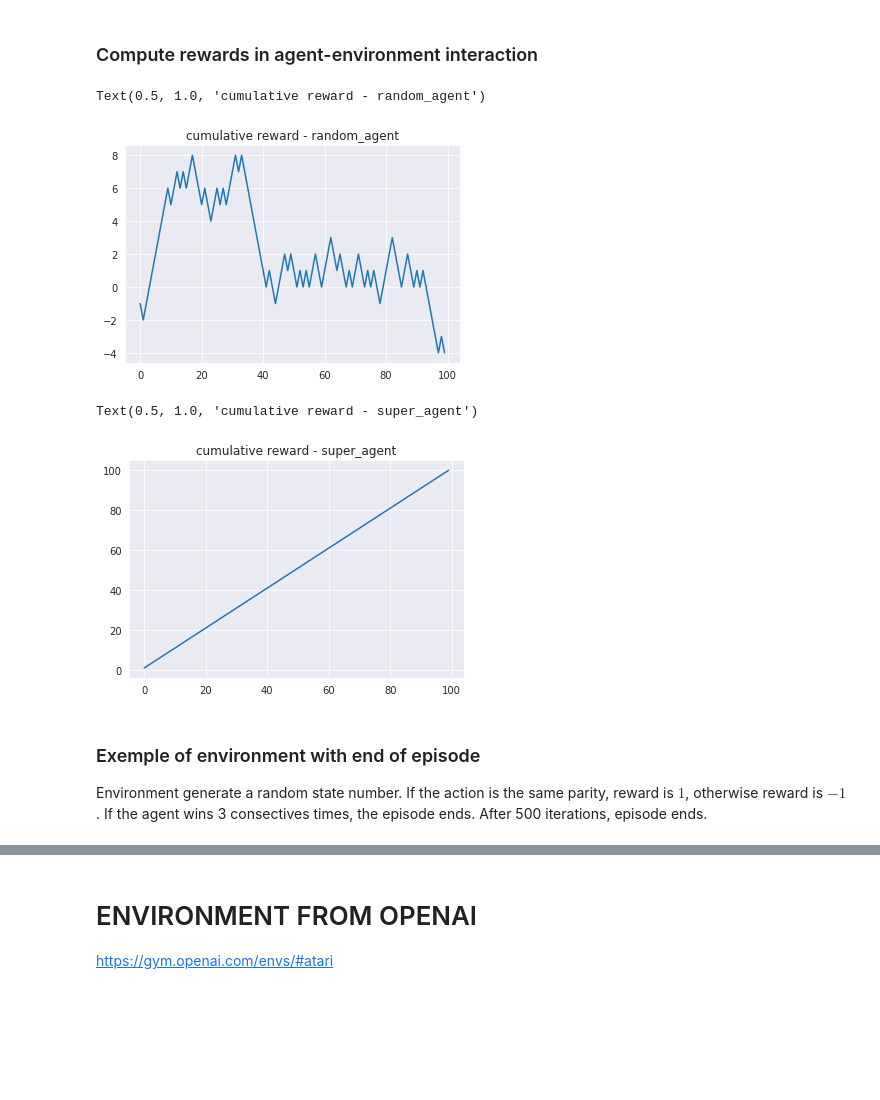
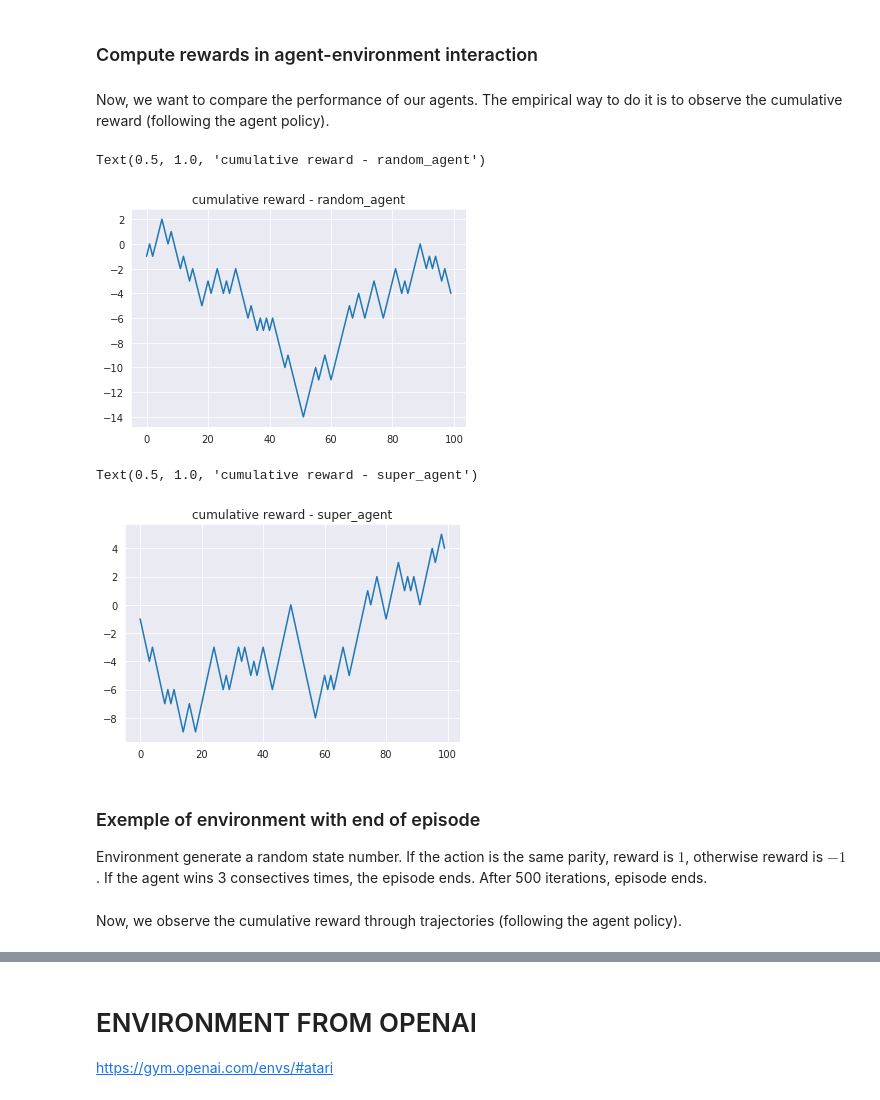
Before and after one commit to racousin/rl_introduction, a Jupyter notebook: notebooks/I) introduction_environment.ipynb, the cells around one changed output, grey strips where cells are left out. Saved outputs shown, nothing was run; the diff lists cells and outputs as text; code cells hidden in the pictures; blank space fills up the shorter version.

```diff
--- a/notebooks/I) introduction_environment.ipynb
+++ b/notebooks/I) introduction_environment.ipynb
@@ -47,0 +52,8 @@ class Env_odd_even(Env):
+# %%
+class Agent:
+    def __init__(self, env):
+        self.env = env
+    def act(self, state):
+        return action
+    def learn():
+        pass
@@ -48,4 +63,5 @@ class Env_odd_even(Env):
 # %%
-def my_random_agent(state):
-    action = np.random.randint(2)
-    return action
+class MyRandomAgent(Agent):
+    def act(self, state):
+        action = np.random.randint(2)
+        return action
@@ -61,5 +79,7 @@ def my_super_agent(state):
 # %% [markdown]
 ### Compute rewards in agent-environment interaction
+# %% [markdown]
+Now, we want to compare the performance of our agents. The empirical way to do it is to observe the cumulative reward (following the agent policy).
 # %%
 def run_experiment(env, agent, nb_step):
     states = np.zeros(nb_step)
@@ -67,28 +87,32 @@ def run_experiment(env, agent, nb_step):
     rewards = np.zeros(nb_step)
     state = env.reset()
     for i in range(nb_step):
-        action = agent(state)
+        action = agent.act(state)
         state, reward, done, info = env.step(action)
         rewards[i] = reward
         states[i] = state
         actions[i] = action
     return states, actions, rewards
+# %%
+nb_step = 100
 # %%
 env = Env_odd_even()
-_, _, rewards = run_experiment(env, my_random_agent, 100)
+my_random_agent = MyRandomAgent(env)
+_, _, rewards = run_experiment(env, my_random_agent, nb_step)
 plt.plot(rewards.cumsum())
 plt.title('cumulative reward - random_agent')
 # %% [output]
 Text(0.5, 1.0, 'cumulative reward - random_agent')
-[figure, old version]
+[figure, new version]
 # %%
 env = Env_odd_even()
-_, _, rewards = run_experiment(env, my_super_agent, 100)
+my_super_agent = MyRandomAgent(env)
+_, _, rewards = run_experiment(env, my_super_agent, nb_step)
 plt.plot(rewards.cumsum())
 plt.title('cumulative reward - super_agent')
 # %% [output]
 Text(0.5, 1.0, 'cumulative reward - super_agent')
-[figure, old version]
+[figure, new version]
 # %% [markdown]
 ### Exemple of environment with end of episode
 Environment generate a random state number. If the action is the same parity, reward is $1$, otherwise reward is $-1$. If the agent wins 3 consectives times, the episode ends. After 500 iterations, episode ends.
@@ -111,6 +135,8 @@ class Env_odd_even2(Env):
             self.done = True
         self.limit_game -= 1
         return self.state, reward, self.done, {}
+# %% [markdown]
+Now, we observe the cumulative reward through trajectories (following the agent policy).
 # %%
 def run_experiment_episode(env, agent, nb_episode):
     rewards = np.zeros(nb_episode)
```
Also changed, not shown: parts of 25 cells of this notebook.
